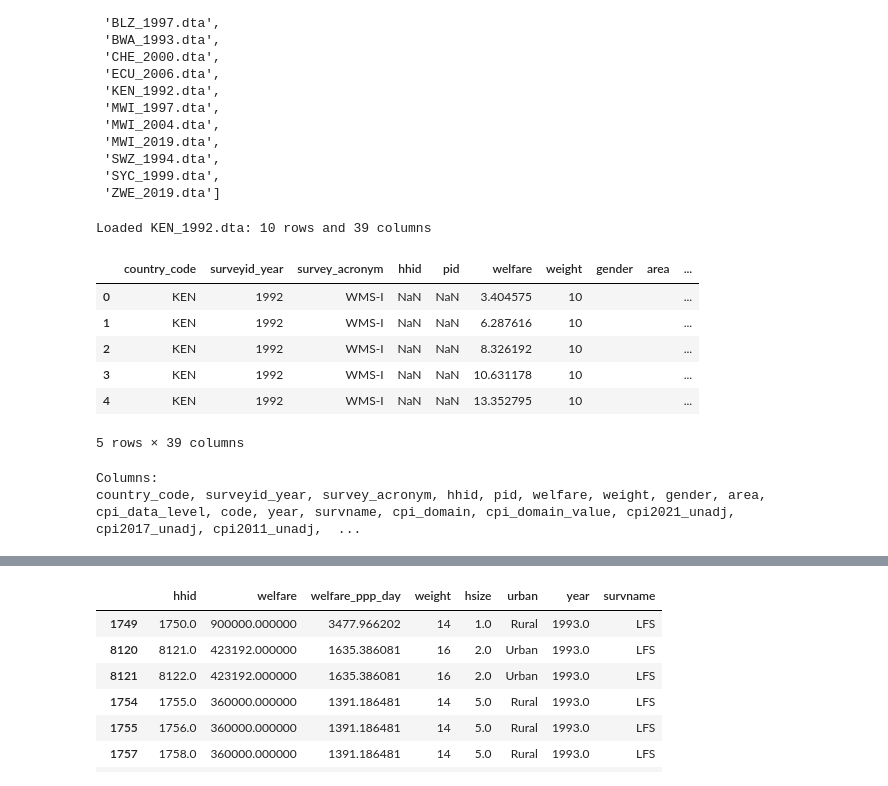
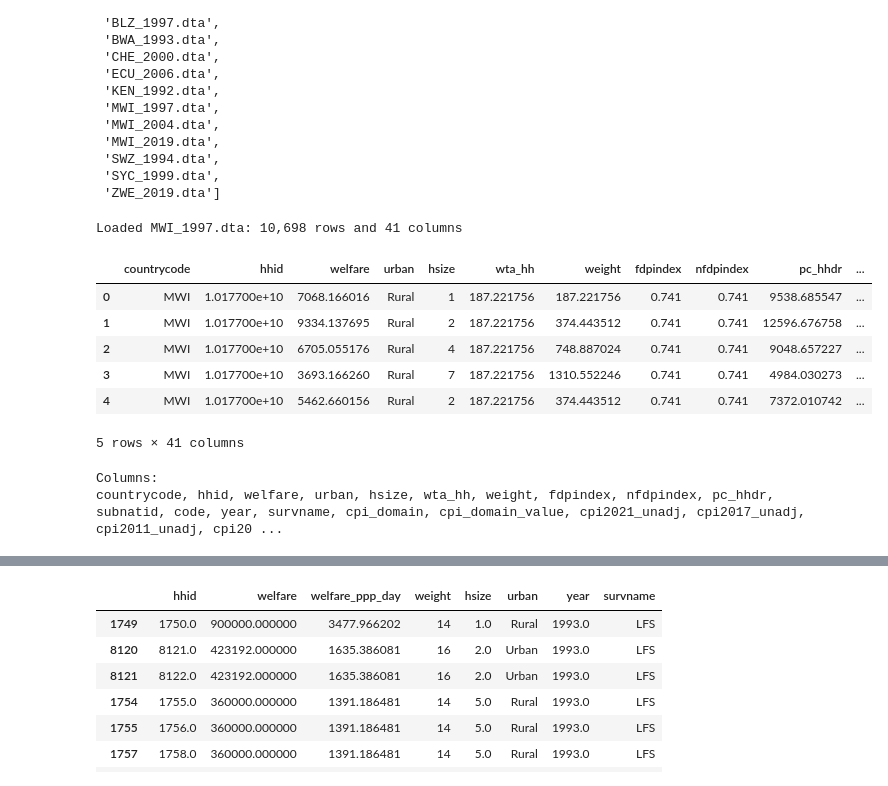
Before and after one commit to daniavayu/bindata_check, a Jupyter notebook: top_censoring/notebooks/01_explore_survey_belize.ipynb, the cells around one changed output, grey strips where cells are left out. Cells and saved outputs as stored; diff of their text form; code cells hidden in the pictures.

```diff
--- a/top_censoring/notebooks/01_explore_survey_belize.ipynb
+++ b/top_censoring/notebooks/01_explore_survey_belize.ipynb
@@ -49,27 +49,27 @@ available_files
  'ZWE_2019.dta']
 # %%
 # Change this value, then rerun this cell and all cells below.
-SURVEY_FILE = 'KEN_1992.dta'
+SURVEY_FILE = 'MWI_1997.dta'
 
 if SURVEY_FILE not in available_files:
     raise ValueError(f'{SURVEY_FILE} is not in 01-input/country. Choose one of: {available_files}')
 
 df = pd.read_stata(INPUT_DIR / SURVEY_FILE)
 print(f'Loaded {SURVEY_FILE}: {len(df):,} rows and {len(df.columns):,} columns')
 display(df.head())
 print('Columns:')
 print(', '.join(df.columns))
 # %% [output]
-Loaded KEN_1992.dta: 10 rows and 39 columns
+Loaded MWI_1997.dta: 10,698 rows and 41 columns
-|  | country_code | surveyid_year | survey_acronym | hhid | pid | welfare | weight | gender | area | ... |
-| 0 | KEN | 1992 | WMS-I | NaN | NaN | 3.404575 | 10 |  |  | ... |
-| 1 | KEN | 1992 | WMS-I | NaN | NaN | 6.287616 | 10 |  |  | ... |
-| 2 | KEN | 1992 | WMS-I | NaN | NaN | 8.326192 | 10 |  |  | ... |
-| 3 | KEN | 1992 | WMS-I | NaN | NaN | 10.631178 | 10 |  |  | ... |
-| 4 | KEN | 1992 | WMS-I | NaN | NaN | 13.352795 | 10 |  |  | ... |
+|  | countrycode | hhid | welfare | urban | hsize | wta_hh | weight | fdpindex | nfdpindex | pc_hhdr | ... |
+| 0 | MWI | 1.017700e+10 | 7068.166016 | Rural | 1 | 187.221756 | 187.221756 | 0.741 | 0.741 | 9538.685547 | ... |
+| 1 | MWI | 1.017700e+10 | 9334.137695 | Rural | 2 | 187.221756 | 374.443512 | 0.741 | 0.741 | 12596.676758 | ... |
+| 2 | MWI | 1.017700e+10 | 6705.055176 | Rural | 4 | 187.221756 | 748.887024 | 0.741 | 0.741 | 9048.657227 | ... |
+| 3 | MWI | 1.017700e+10 | 3693.166260 | Rural | 7 | 187.221756 | 1310.552246 | 0.741 | 0.741 | 4984.030273 | ... |
+| 4 | MWI | 1.017700e+10 | 5462.660156 | Rural | 2 | 187.221756 | 374.443512 | 0.741 | 0.741 | 7372.010742 | ... |
-5 rows × 39 columns
+5 rows × 41 columns
 Columns:
-country_code, surveyid_year, survey_acronym, hhid, pid, welfare, weight, gender, area, cpi_data_level, code, year, survname, cpi_domain, cpi_domain_value, cpi2021_unadj, cpi2017_unadj, cpi2011_unadj,  ...
+countrycode, hhid, welfare, urban, hsize, wta_hh, weight, fdpindex, nfdpindex, pc_hhdr, subnatid, code, year, survname, cpi_domain, cpi_domain_value, cpi2021_unadj, cpi2017_unadj, cpi2011_unadj, cpi20 ...
 # %%
 def choose_weight_column(columns):
     for candidate in ['weight_p', 'weight', 'weight_h']:
```
Also changed, not shown: parts of 4 cells of this notebook, 8 other files.
